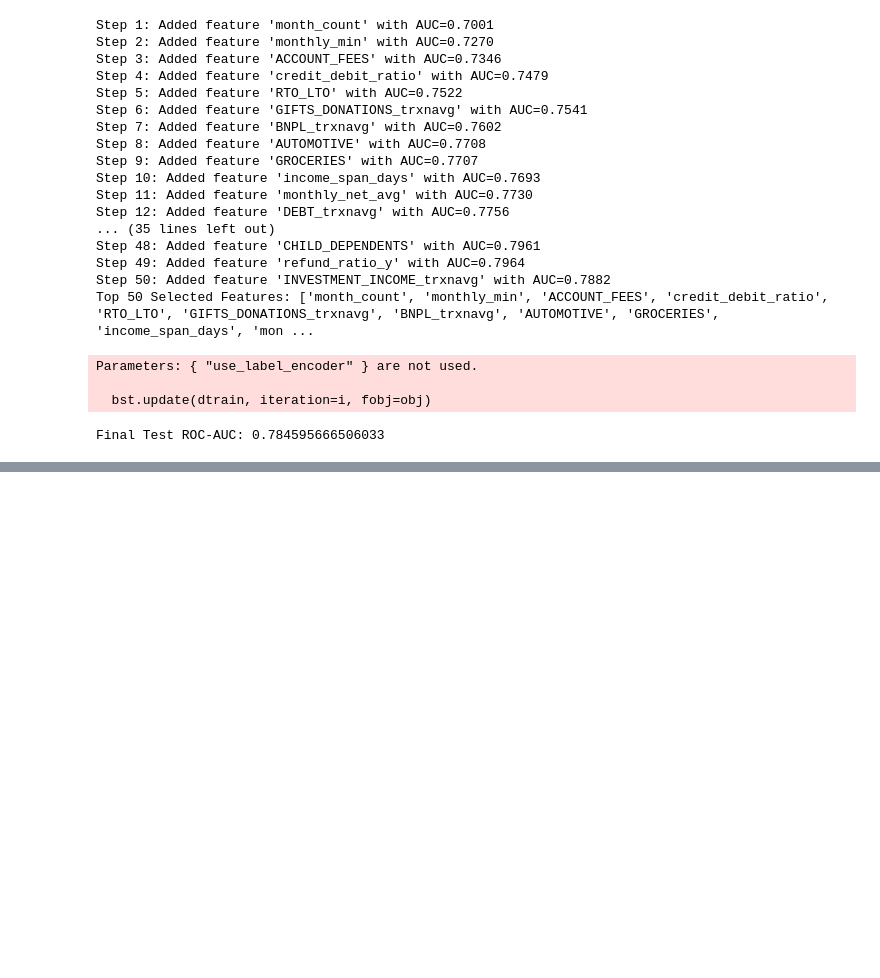
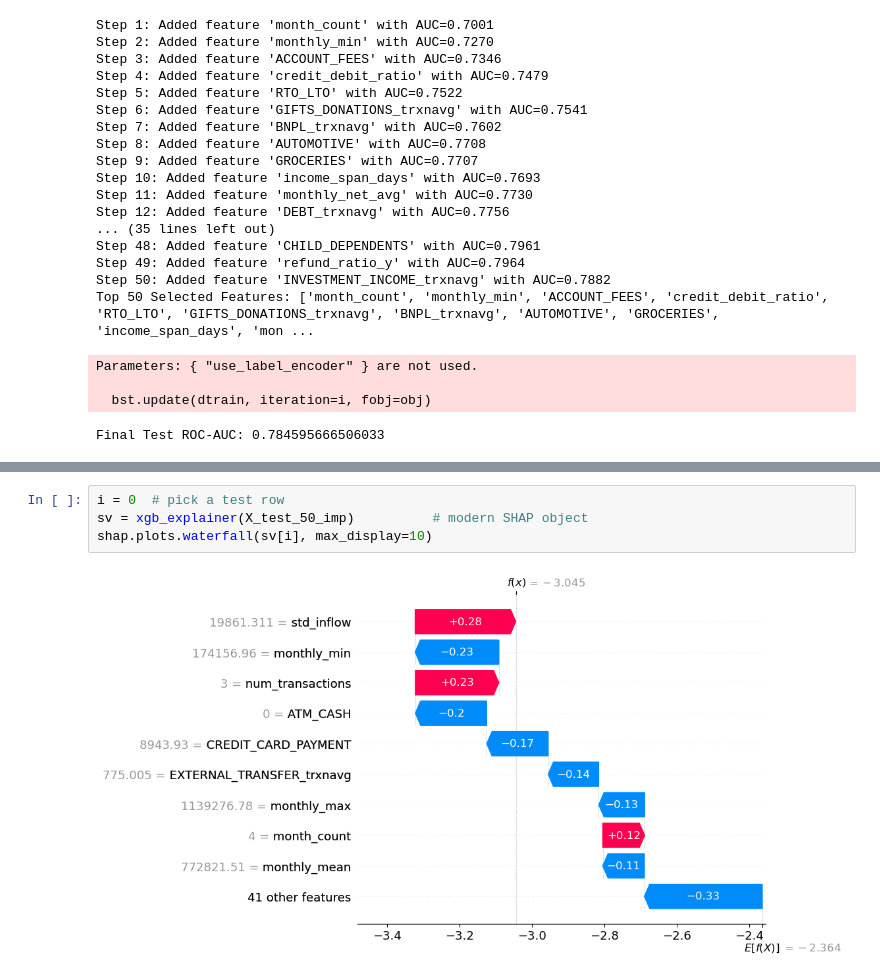
Before and after one commit to elliekwang/DSC180A_B01_2, a Jupyter notebook: Winter_2026/ellie_w7.ipynb, the cells around one changed output, grey strips where cells are left out. Cells and saved outputs as stored; diff of their text form; blank space fills up the shorter version.

```diff
--- a/Winter_2026/ellie_w7.ipynb
+++ b/Winter_2026/ellie_w7.ipynb
@@ -2503,0 +2940,6 @@ Final Test ROC-AUC: 0.784595666506033
+# %%
+i = 0  # pick a test row
+sv = xgb_explainer(X_test_50_imp)          # modern SHAP object
+shap.plots.waterfall(sv[i], max_display=10)
+# %% [output]
+[figure, added]
```
Also changed, not shown: parts of 19 cells of this notebook.
